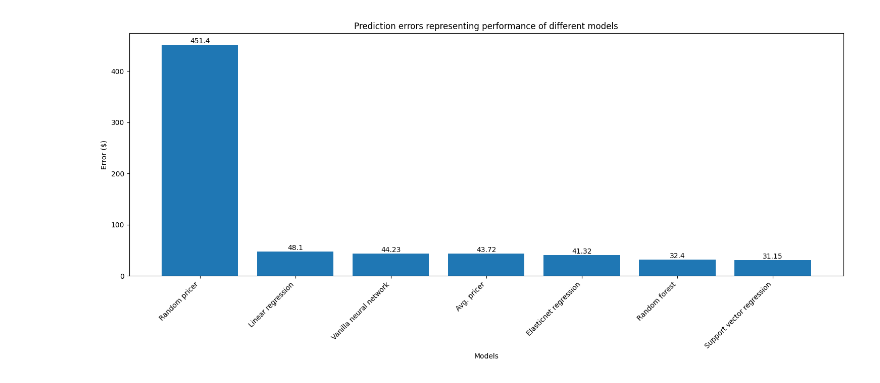
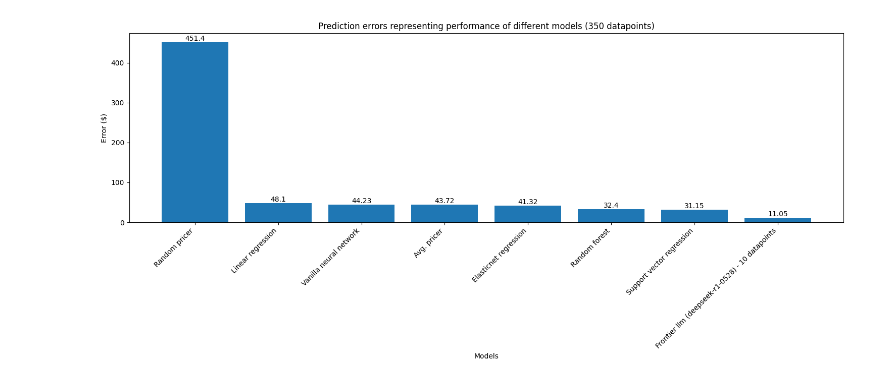
Before and after one commit to rushil180101/ai-pricer, a Jupyter notebook: arena/results.ipynb, the cells around one changed output. Saved outputs shown, nothing was run; the diff lists cells and outputs as text; code cells hidden in the pictures.

Commit message:
AI Pricer - Added frontier llm results

```diff
--- a/arena/results.ipynb
+++ b/arena/results.ipynb
@@ -7,33 +7,35 @@ data = {
     "Linear regression": 48.10,
     "Random forest": 32.40,
     "Support vector regression": 31.15,
     "Elasticnet regression": 41.32,
     "Vanilla neural network": 44.23,
-    # "Frontier llm (deepseek-r1-0528) - 10 datapoints": 0.0, # Coming soon
+    "Frontier llm (deepseek-r1-0528) - 10 datapoints": 11.05,
 }
 
 data = dict(sorted(data.items(), key=lambda item: item[1], reverse=True))
 
 names = list(data.keys())
 values = list(data.values())
 
 plt.figure(figsize=(15, 7))
 bars = plt.bar(names, values)
 plt.xlabel("Models")
 plt.ylabel("Error ($)")
-plt.title("Prediction errors representing performance of different models")
+plt.title(
+    "Prediction errors representing performance of different models (350 datapoints)"
+)
 plt.xticks(rotation=45, ha="right")
 plt.tight_layout()
 
 # Add values for readability
 for bar in bars:
     height = bar.get_height()
     plt.text(
         bar.get_x() + bar.get_width() / 2, height, f"{height}", ha="center", va="bottom"
     )
 
 plt.savefig("model_comparison_results.png", bbox_inches="tight")
 plt.show()
 plt.close()
 # %% [output]
-[figure, old version]
+[figure, new version]
```
Also changed, not shown: 3 other files.
